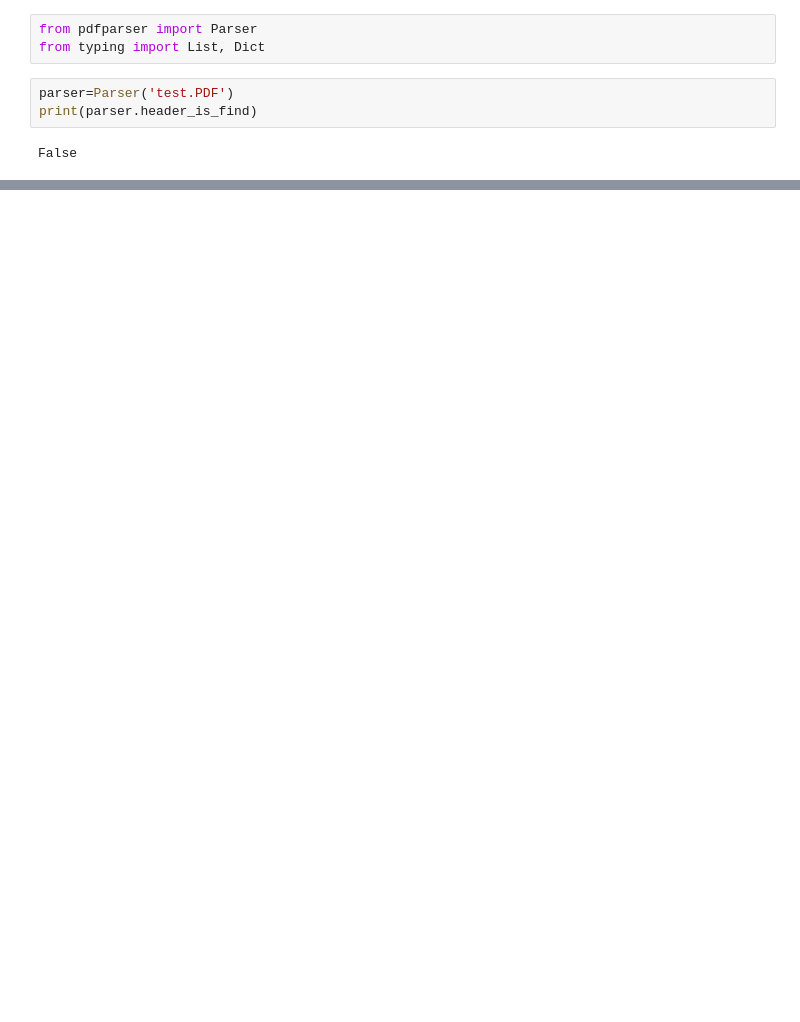
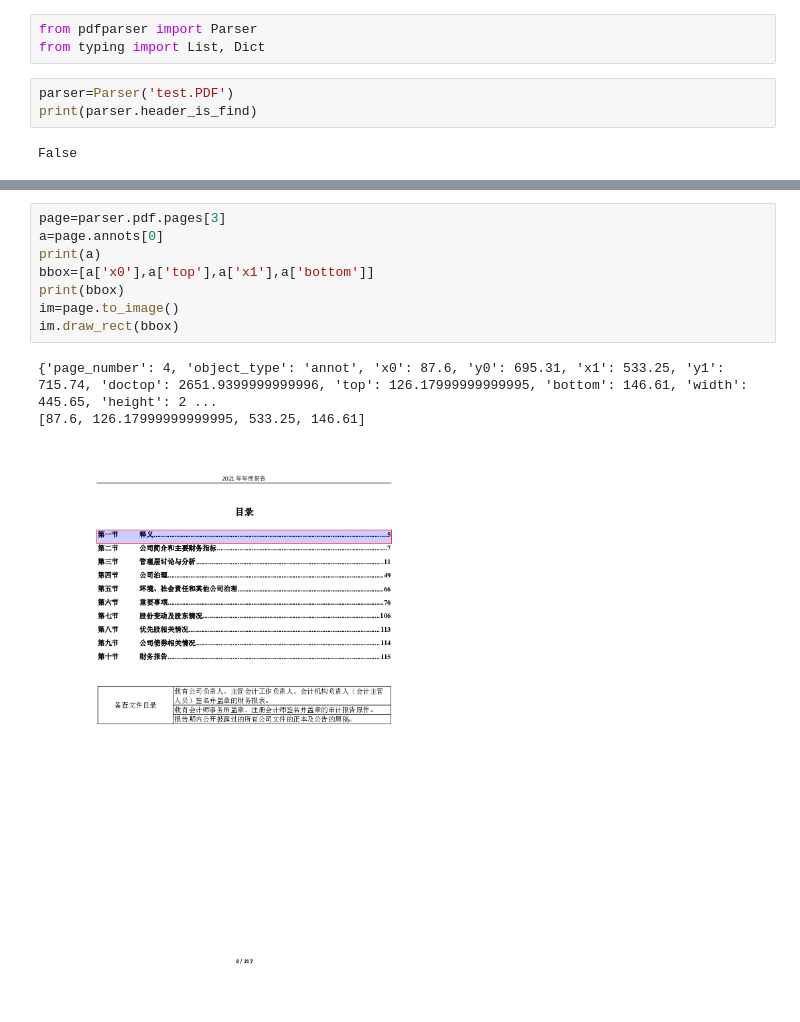
Before and after one commit to Lingwuxin/PDFParser, a Jupyter notebook: test.ipynb, the cells around one changed output, grey strips where cells are left out. Saved outputs shown, nothing was run; the diff lists cells and outputs as text; blank space fills up the shorter version.

```diff
--- a/test.ipynb
+++ b/test.ipynb
@@ -49,0 +20,12 @@ print(consolidate_tables(self=parser, pagination=35, table_num=-1,own_header=Tru
+# %%
+page=parser.pdf.pages[3]
+a=page.annots[0]
+print(a)
+bbox=[a['x0'],a['top'],a['x1'],a['bottom']]
+print(bbox)
+im=page.to_image()
+im.draw_rect(bbox)
+# %% [output]
+{'page_number': 4, 'object_type': 'annot', 'x0': 87.6, 'y0': 695.31, 'x1': 533.25, 'y1': 715.74, 'doctop': 2651.9399999999996, 'top': 126.17999999999995, 'bottom': 146.61, 'width': 445.65, 'height': 2 ...
+[87.6, 126.17999999999995, 533.25, 146.61]
+[figure, added]
```
Also changed, not shown: parts of 3 cells of this notebook, 2 other files.
